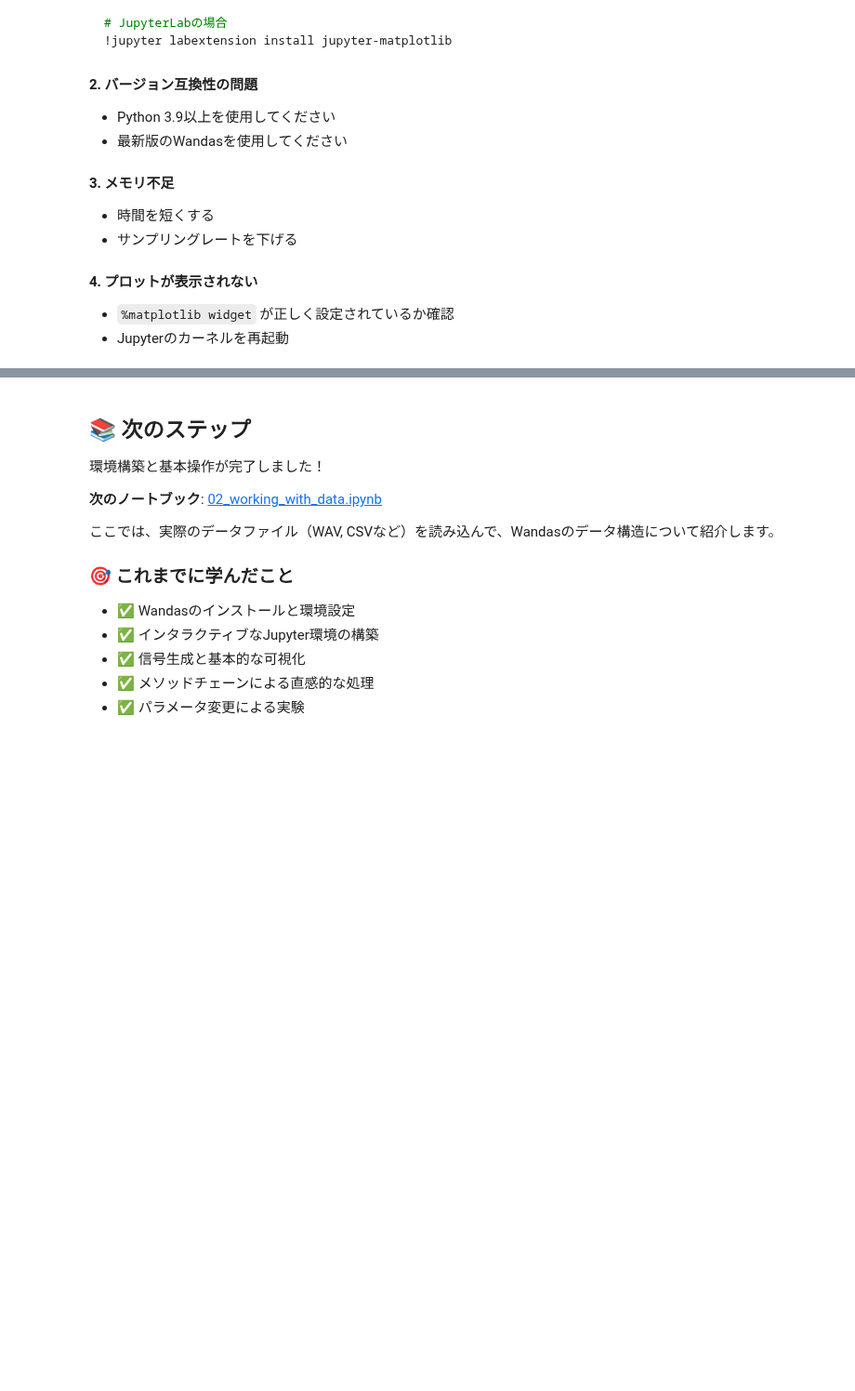
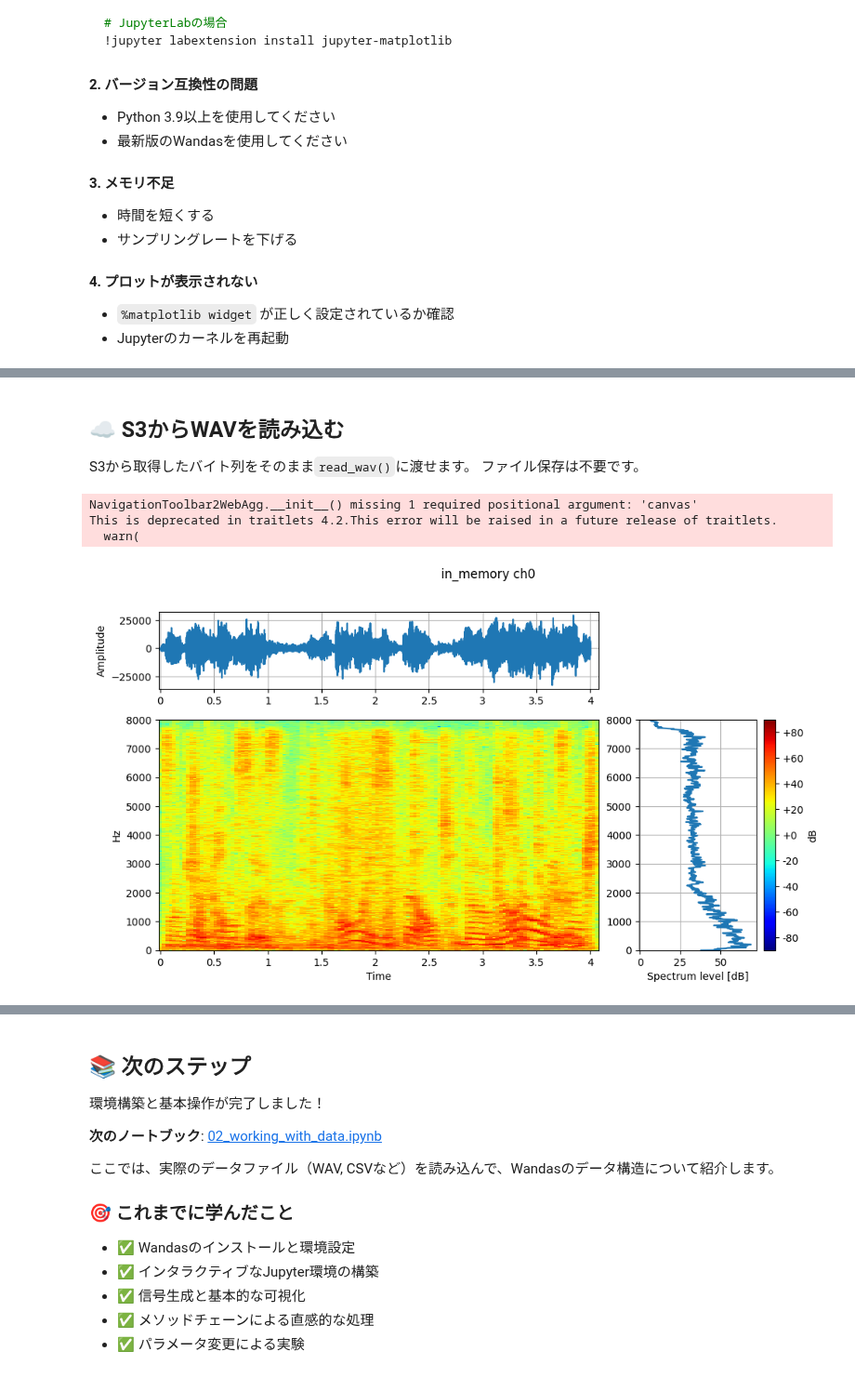
Before and after one commit to kasahart/wandas, a Jupyter notebook: learning-path/01_getting_started.ipynb, the cells around one changed output, grey strips where cells are left out. Shown at 93% size. Drawn from its saved outputs; the diff is of its cells as text; code cells hidden in the pictures; blank space fills up the shorter version.

Commit message:
docs(learning-path): 01_getting_started.ipynb の導入ノートを更新

```diff
--- a/learning-path/01_getting_started.ipynb
+++ b/learning-path/01_getting_started.ipynb
@@ -396,0 +397,41 @@ except ImportError:
+# %% [markdown]
+## ☁️ S3からWAVを読み込む
+
+S3から取得したバイト列をそのまま`read_wav()`に渡せます。
+ファイル保存は不要です。
+# %%
+import boto3
+from botocore.client import Config
+from getpass import getpass
+from wandas import ChannelFrame
+
+endpoint_url="http://172.17.0.1:9000"
+access_key = "minioadmin"
+secret_key = "minioadminpassword"
+bucket_name = "dataset"
+object_key = "Auditory Scene Analysis 2 (ASA2) Dataset/ASA/dev/mixed/1.wav"
+local_path = "/tmp/minio_download.wav"
+
+s3 = boto3.resource(
+    "s3",
+    endpoint_url=endpoint_url,
+    aws_access_key_id=access_key,
+    aws_secret_access_key=secret_key,
+    config=Config(signature_version="s3v4"),
+    region_name="us-east-1",
+)
+
+# S3からWAVのバイト列を取得（毎回新しく取得して空バイトを避ける）
+obj = s3.Object(bucket_name, object_key).get()
+wav_bytes = obj["Body"].read()
+if not wav_bytes:
+    raise ValueError("S3からの読み込み結果が空です。バケット名/キーを確認してください。")
+
+# bytesそのままでもOK / BytesIOでもOK
+ch_bytes = wd.read_wav(wav_bytes)
+ch_bytes[0].describe()
+# %% [output]
+NavigationToolbar2WebAgg.__init__() missing 1 required positional argument: 'canvas'
+This is deprecated in traitlets 4.2.This error will be raised in a future release of traitlets.
+  warn(
+[figure, added]
```
Also changed, not shown: parts of 9 cells of this notebook, 1 other file.
